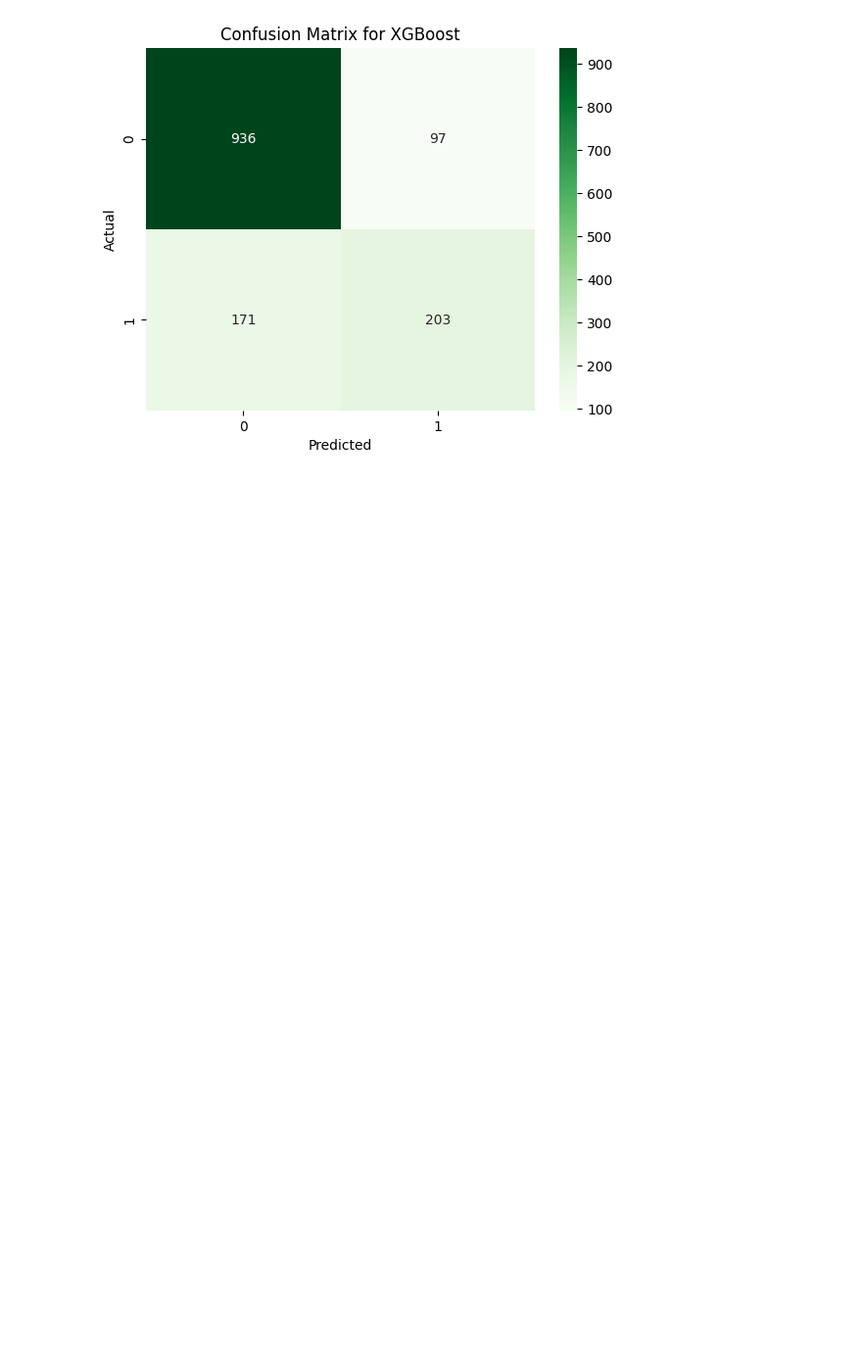
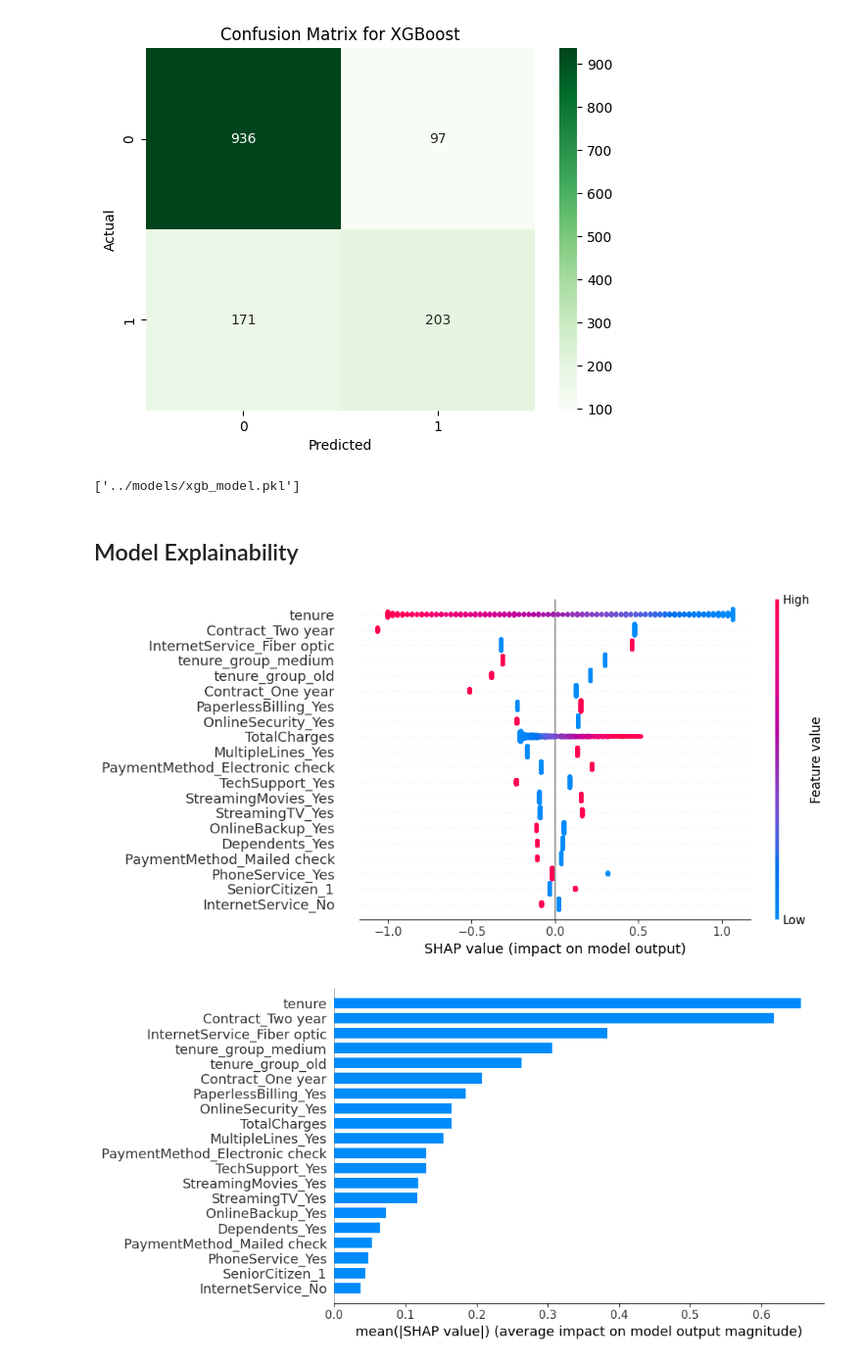
Before and after one commit to BejenaruIoanMatei/Churn-Analysis-Prediction, a Jupyter notebook: scripts/EDA.ipynb, the cells around one changed output. Shown at 98% size. Drawn from its saved outputs; the diff is of its cells as text; code cells hidden in the pictures; blank space fills up the shorter version.

Commit message:
SHAP: LR + XGB

```diff
--- a/scripts/EDA.ipynb
+++ b/scripts/EDA.ipynb
@@ -607,3 +607,9 @@ plt.title("Confusion Matrix for XGBoost")
 plt.show()
 # %% [output]
 [figure]
+# %%
+joblib.dump(xgb, "../models/xgb_model.pkl")
+# %% [output]
+['../models/xgb_model.pkl']
+# %% [markdown]
+## Model Explainability
@@ -609,0 +620,9 @@ plt.show()
+# %%
+explainer = shap.Explainer(lr, X_train)
+shap_values = explainer(X_test)
+# %%
+shap.summary_plot(shap_values, X_test, plot_size=(10,5))
+shap.summary_plot(shap_values, X_test, plot_type="bar", plot_size=(10,5))
+# %% [output]
+[figure, added]
+[figure, added]
```
Also changed, not shown: parts of 5 cells of this notebook.
